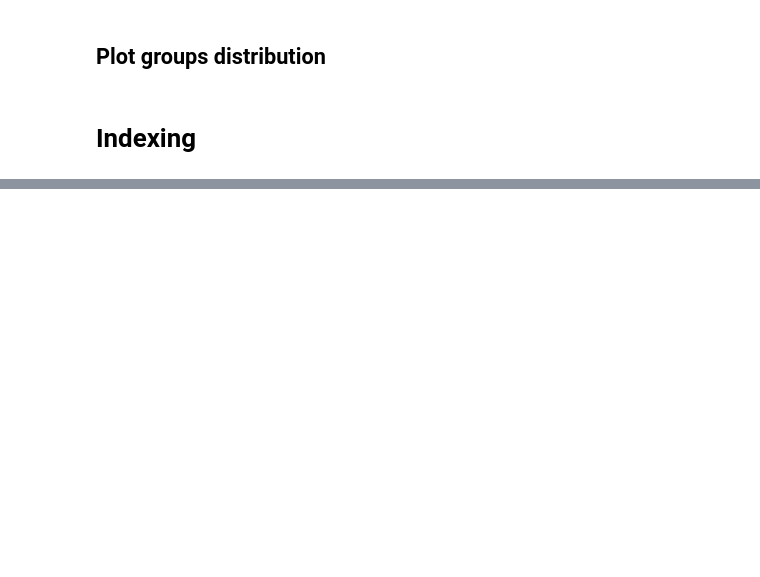
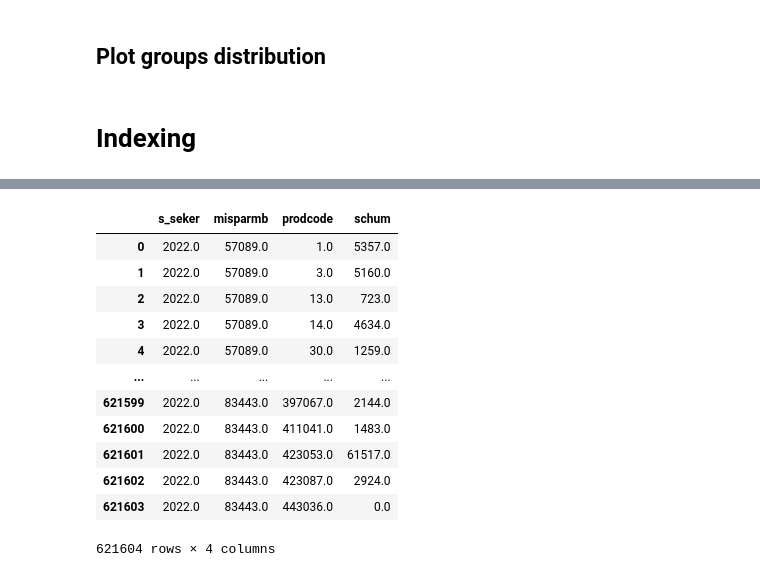
Before and after one commit to roykisluk/Inflation-Heterogeneity, a Jupyter notebook: Main.ipynb, the cells around one changed output, grey strips where cells are left out. Cells and saved outputs as stored; diff of their text form; code cells hidden in the pictures; blank space fills up the shorter version.

```diff
--- a/Main.ipynb
+++ b/Main.ipynb
@@ -146,3 +250,19 @@ plt.show()
+# %%
+dfs_prod[year]
+# %% [output]
+|  | s_seker | misparmb | prodcode | schum |
+| 0 | 2022.0 | 57089.0 | 1.0 | 5357.0 |
+| 1 | 2022.0 | 57089.0 | 3.0 | 5160.0 |
+| 2 | 2022.0 | 57089.0 | 13.0 | 723.0 |
+| 3 | 2022.0 | 57089.0 | 14.0 | 4634.0 |
+| 4 | 2022.0 | 57089.0 | 30.0 | 1259.0 |
+| ... | ... | ... | ... | ... |
+| 621599 | 2022.0 | 83443.0 | 397067.0 | 2144.0 |
+| 621600 | 2022.0 | 83443.0 | 411041.0 | 1483.0 |
+| 621601 | 2022.0 | 83443.0 | 423053.0 | 61517.0 |
+| 621602 | 2022.0 | 83443.0 | 423087.0 | 2924.0 |
+| 621603 | 2022.0 | 83443.0 | 443036.0 | 0.0 |
+621604 rows × 4 columns
 # %%
 total_consumption = 0.0
 for j in range(0, len(df)):
```
Also changed, not shown: parts of 6 cells of this notebook, 2 other files.
